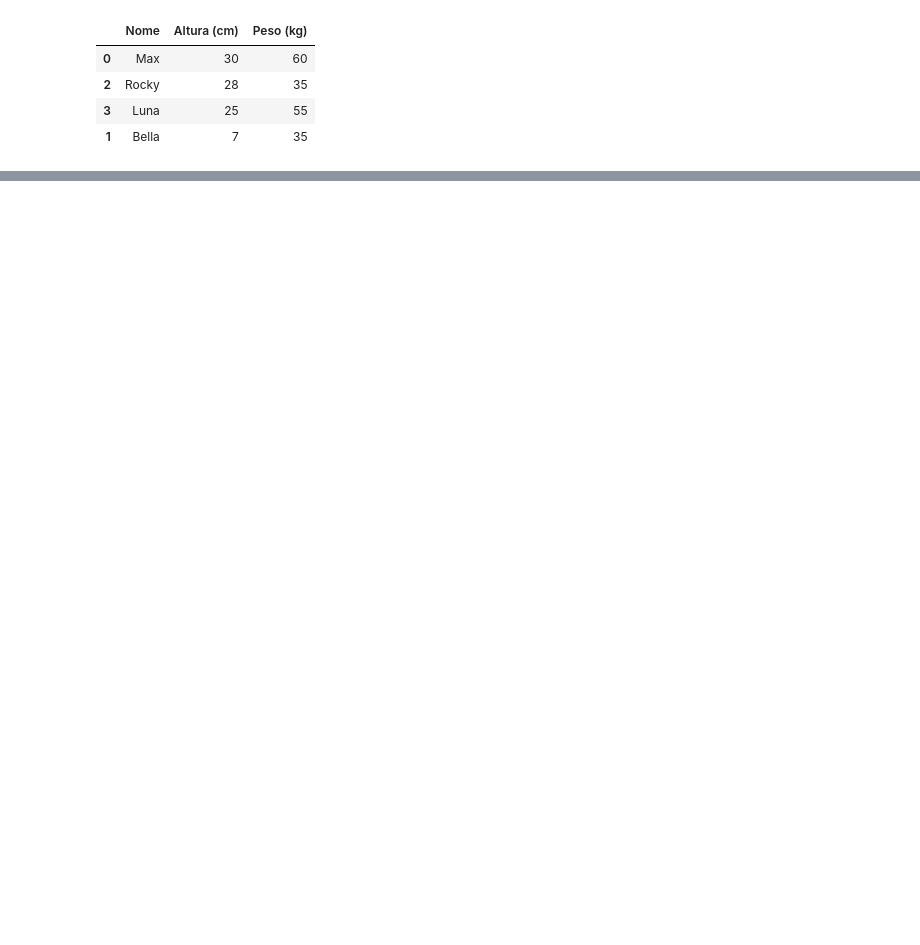
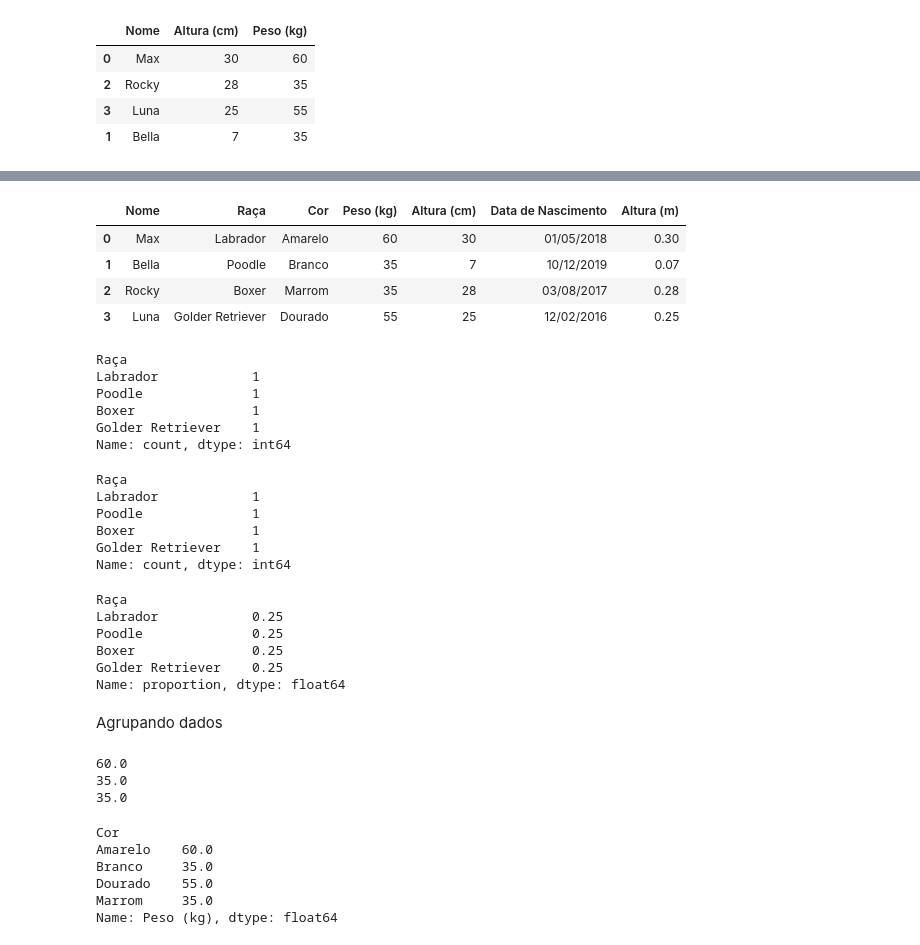
Before and after one commit to lidiaperside/python-para-dados-womakerscode, a Jupyter notebook: pandas.ipynb, the cells around one changed output, grey strips where cells are left out. Saved outputs shown, nothing was run; the diff lists cells and outputs as text; code cells hidden in the pictures; blank space fills up the shorter version.

Commit message:
adicionando agrupamento

```diff
--- a/pandas.ipynb
+++ b/pandas.ipynb
@@ -255,0 +352,60 @@ dog_pequeno[['Nome', 'Altura (cm)', 'Peso (kg)']]
+# %%
+#com mais de um critério
+df_cachorros.drop_duplicates(subset=['Nome', 'Raça'])
+# %% [output]
+|  | Nome | Raça | Cor | Peso (kg) | Altura (cm) | Data de Nascimento | Altura (m) |
+| 0 | Max | Labrador | Amarelo | 60 | 30 | 01/05/2018 | 0.30 |
+| 1 | Bella | Poodle | Branco | 35 | 7 | 10/12/2019 | 0.07 |
+| 2 | Rocky | Boxer | Marrom | 35 | 28 | 03/08/2017 | 0.28 |
+| 3 | Luna | Golder Retriever | Dourado | 55 | 25 | 12/02/2016 | 0.25 |
+# %%
+#value_count() -> verifica as apariçoes de um registro
+df_cachorros['Raça'].value_counts()
+# %% [output]
+Raça
+Labrador            1
+Poodle              1
+Boxer               1
+Golder Retriever    1
+Name: count, dtype: int64
+# %%
+#ordenando
+df_cachorros['Raça'].value_counts(sort=True)
+# %% [output]
+Raça
+Labrador            1
+Poodle              1
+Boxer               1
+Golder Retriever    1
+Name: count, dtype: int64
+# %%
+#normalize -> retorna a proporção normalizada
+df_cachorros['Raça'].value_counts(normalize=True)
+# %% [output]
+Raça
+Labrador            0.25
+Poodle              0.25
+Boxer               0.25
+Golder Retriever    0.25
+Name: proportion, dtype: float64
+# %% [markdown]
+Agrupando dados
+# %%
+#agrupando sem método de agrupamento
+print(df_cachorros[df_cachorros['Cor'] == 'Amarelo']['Peso (kg)'].mean())
+print(df_cachorros[df_cachorros['Cor'] == 'Branco']['Peso (kg)'].mean())
+print(df_cachorros[df_cachorros['Cor'] == 'Marrom']['Peso (kg)'].mean())
+# %% [output]
+60.0
+35.0
+35.0
+# %%
+#agrupando com método de agrupamento -> groupby
+df_cachorros.groupby('Cor')['Peso (kg)'].mean()
+# %% [output]
+Cor
+Amarelo    60.0
+Branco     35.0
+Dourado    55.0
+Marrom     35.0
+Name: Peso (kg), dtype: float64
```
Also changed, not shown: parts of 39 cells of this notebook, 1 other file.
